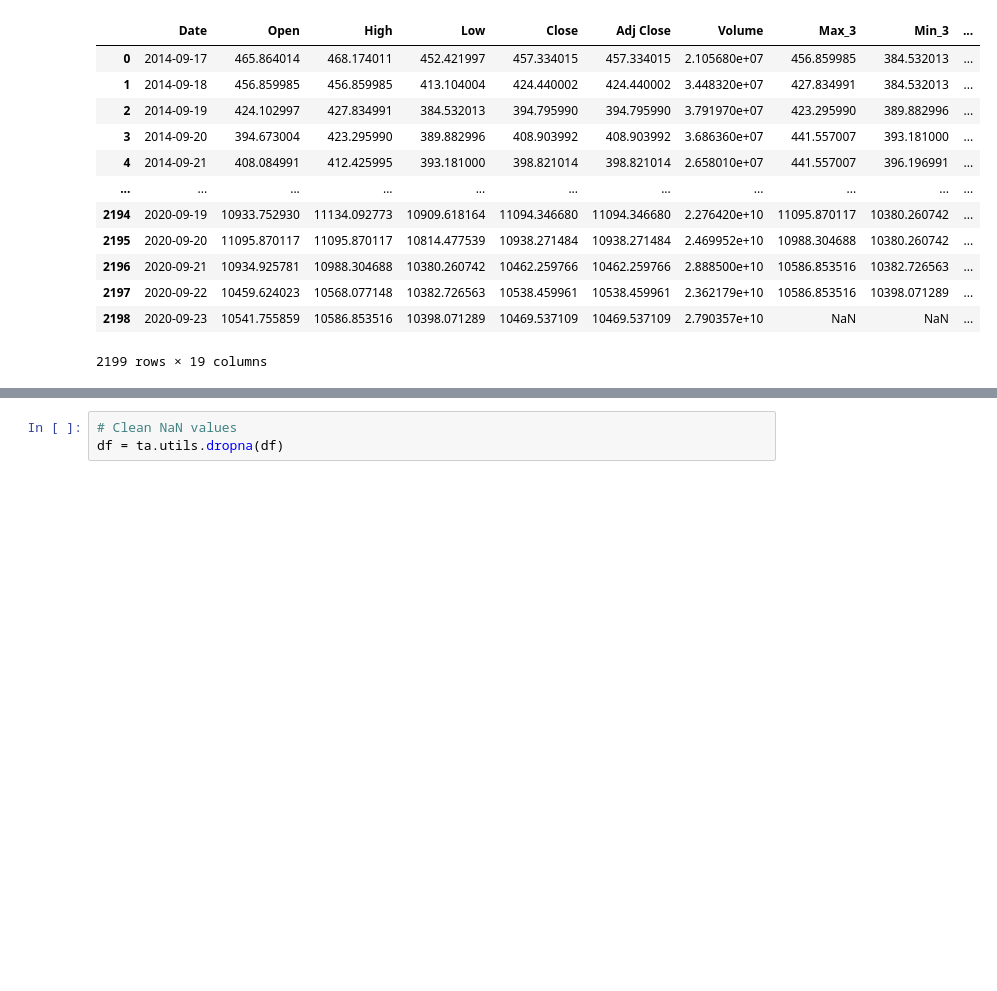
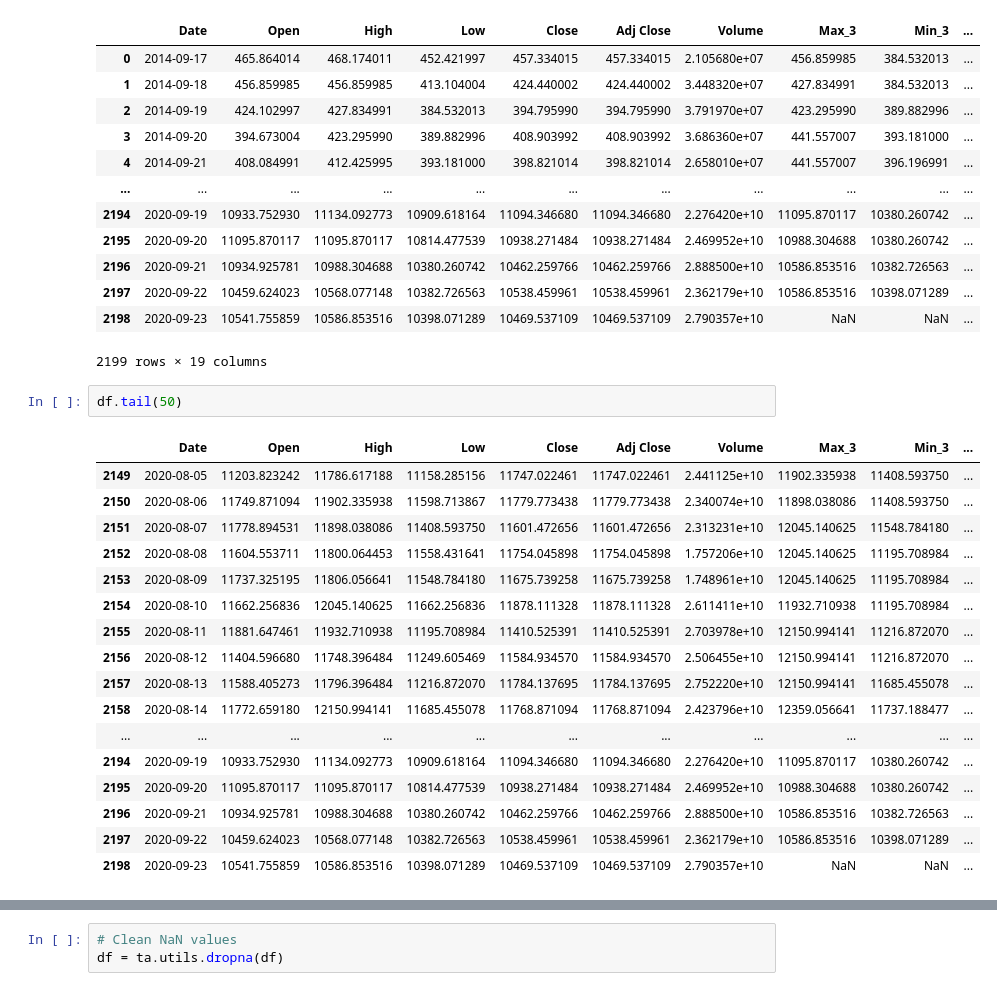
Before and after one commit to Frankie-Figz/Arbitra, a Jupyter notebook: simple-presentation.ipynb, the cells around one changed output, grey strips where cells are left out. Cells and saved outputs as stored; diff of their text form; blank space fills up the shorter version.

```diff
--- a/simple-presentation.ipynb
+++ b/simple-presentation.ipynb
@@ -71,6 +71,26 @@ df
 | 2197 | 2020-09-22 | 10459.624023 | 10568.077148 | 10382.726563 | 10538.459961 | 10538.459961 | 2.362179e+10 | 10586.853516 | 10398.071289 | ... |
 | 2198 | 2020-09-23 | 10541.755859 | 10586.853516 | 10398.071289 | 10469.537109 | 10469.537109 | 2.790357e+10 | NaN | NaN | ... |
 2199 rows × 19 columns
+# %%
+df.tail(50)
+# %% [output]
+|  | Date | Open | High | Low | Close | Adj Close | Volume | Max_3 | Min_3 | ... |
+| 2149 | 2020-08-05 | 11203.823242 | 11786.617188 | 11158.285156 | 11747.022461 | 11747.022461 | 2.441125e+10 | 11902.335938 | 11408.593750 | ... |
+| 2150 | 2020-08-06 | 11749.871094 | 11902.335938 | 11598.713867 | 11779.773438 | 11779.773438 | 2.340074e+10 | 11898.038086 | 11408.593750 | ... |
+| 2151 | 2020-08-07 | 11778.894531 | 11898.038086 | 11408.593750 | 11601.472656 | 11601.472656 | 2.313231e+10 | 12045.140625 | 11548.784180 | ... |
+| 2152 | 2020-08-08 | 11604.553711 | 11800.064453 | 11558.431641 | 11754.045898 | 11754.045898 | 1.757206e+10 | 12045.140625 | 11195.708984 | ... |
+| 2153 | 2020-08-09 | 11737.325195 | 11806.056641 | 11548.784180 | 11675.739258 | 11675.739258 | 1.748961e+10 | 12045.140625 | 11195.708984 | ... |
+| 2154 | 2020-08-10 | 11662.256836 | 12045.140625 | 11662.256836 | 11878.111328 | 11878.111328 | 2.611411e+10 | 11932.710938 | 11195.708984 | ... |
+| 2155 | 2020-08-11 | 11881.647461 | 11932.710938 | 11195.708984 | 11410.525391 | 11410.525391 | 2.703978e+10 | 12150.994141 | 11216.872070 | ... |
+| 2156 | 2020-08-12 | 11404.596680 | 11748.396484 | 11249.605469 | 11584.934570 | 11584.934570 | 2.506455e+10 | 12150.994141 | 11216.872070 | ... |
+| 2157 | 2020-08-13 | 11588.405273 | 11796.396484 | 11216.872070 | 11784.137695 | 11784.137695 | 2.752220e+10 | 12150.994141 | 11685.455078 | ... |
+| 2158 | 2020-08-14 | 11772.659180 | 12150.994141 | 11685.455078 | 11768.871094 | 11768.871094 | 2.423796e+10 | 12359.056641 | 11737.188477 | ... |
+| ... | ... | ... | ... | ... | ... | ... | ... | ... | ... | ... |
+| 2194 | 2020-09-19 | 10933.752930 | 11134.092773 | 10909.618164 | 11094.346680 | 11094.346680 | 2.276420e+10 | 11095.870117 | 10380.260742 | ... |
+| 2195 | 2020-09-20 | 11095.870117 | 11095.870117 | 10814.477539 | 10938.271484 | 10938.271484 | 2.469952e+10 | 10988.304688 | 10380.260742 | ... |
+| 2196 | 2020-09-21 | 10934.925781 | 10988.304688 | 10380.260742 | 10462.259766 | 10462.259766 | 2.888500e+10 | 10586.853516 | 10382.726563 | ... |
+| 2197 | 2020-09-22 | 10459.624023 | 10568.077148 | 10382.726563 | 10538.459961 | 10538.459961 | 2.362179e+10 | 10586.853516 | 10398.071289 | ... |
+| 2198 | 2020-09-23 | 10541.755859 | 10586.853516 | 10398.071289 | 10469.537109 | 10469.537109 | 2.790357e+10 | NaN | NaN | ... |
 # %%
 # Gains
 gain_3_long = df[df["Choice_3"] == "LONG"]["Gain_3"]
```
Also changed, not shown: parts of 9 cells of this notebook, 1 other file.
